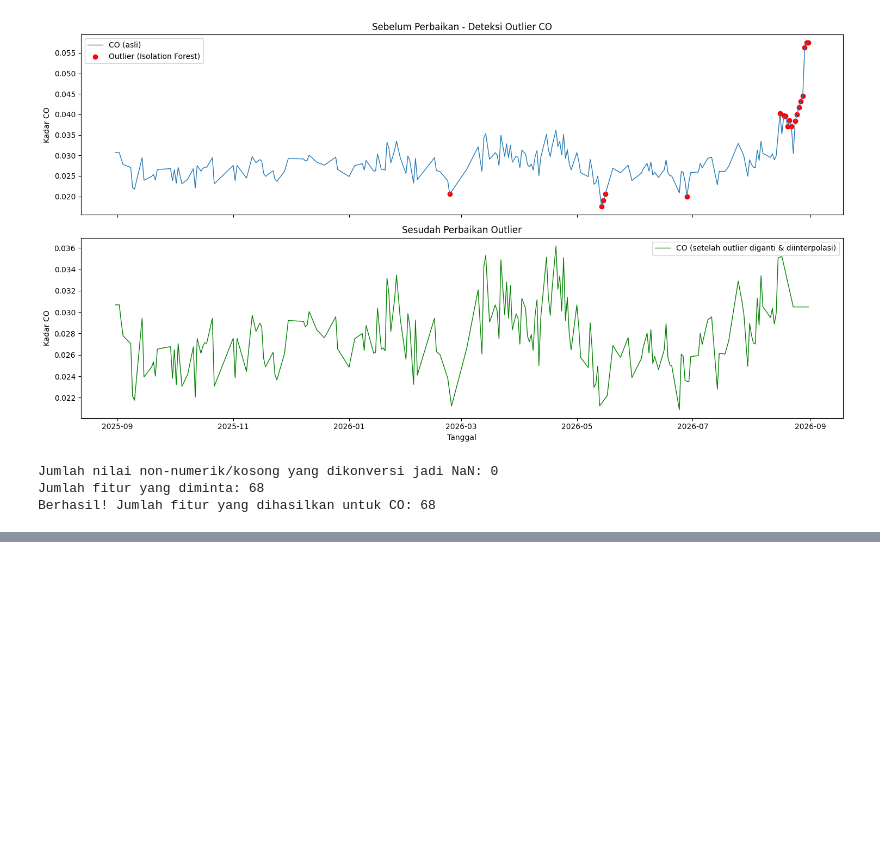
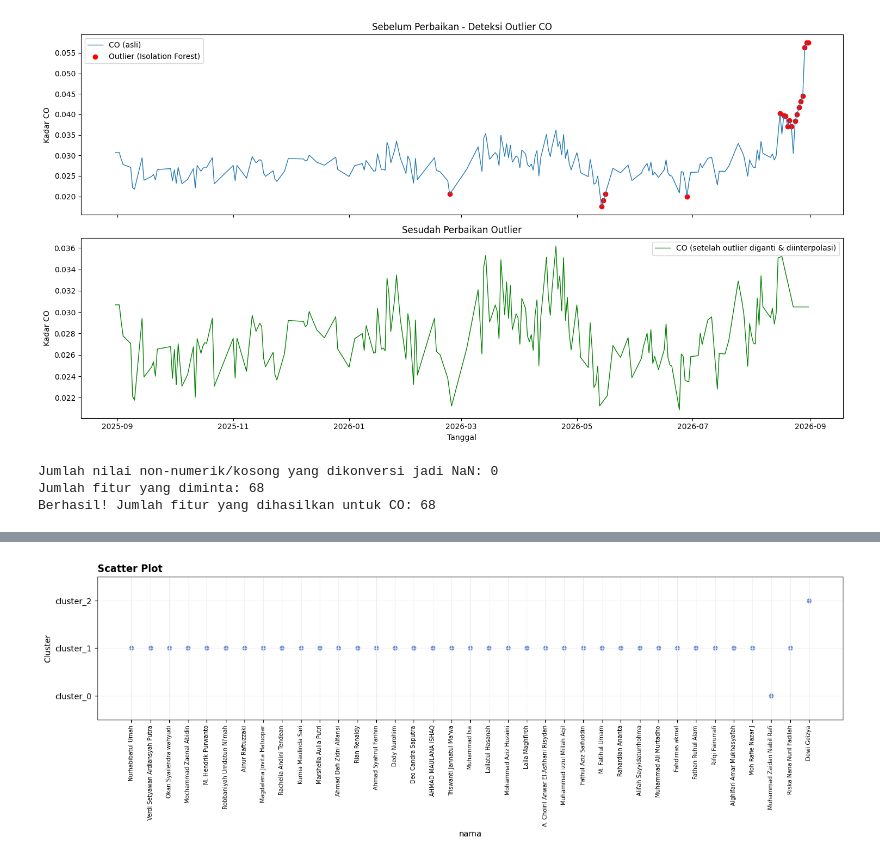
Before and after one commit to AinurRaftuzzaki/PSD, a Jupyter notebook: Crawling.ipynb, the cells around one changed output, grey strips where cells are left out. Drawn from its saved outputs; the diff is of its cells as text; code cells hidden in the pictures; blank space fills up the shorter version.

```diff
--- a/Crawling.ipynb
+++ b/Crawling.ipynb
@@ -1031,0 +1174,72 @@ Berhasil! Jumlah fitur yang dihasilkan untuk CO: 68
+# %%
+import pandas as pd
+import matplotlib.pyplot as plt
+from sklearn.cluster import KMeans
+from sklearn.decomposition import PCA
+from sklearn.preprocessing import StandardScaler
+
+CSV_PATH = "ekstraksi_fitur_co.csv"
+KOLOM_NAMA = "nama"
+KOLOM_FITUR = """abs_energy auc autocorr average_power calc_centroid calc_max calc_mean
+calc_median calc_min calc_std calc_var dfa distance ecdf ecdf_percentile ecdf_percentile_count
+ecdf_slope entropy fundamental_frequency higuchi_fractal_dimension hist_mode human_range_energy
+hurst_exponent interq_range kurtosis lempel_ziv lpcc max_frequency max_power_spectrum
+maximum_fractal_length mean_abs_deviation mean_abs_diff mean_diff median_abs_deviation
+median_abs_diff median_diff median_frequency mfcc mse negative_turning neighbourhood_peaks
+petrosian_fractal_dimension pk_pk_distance positive_turning power_bandwidth rms skewness slope
+spectral_centroid spectral_decrease spectral_distance spectral_entropy spectral_kurtosis
+spectral_positive_turning spectral_roll_off spectral_roll_on spectral_skewness spectral_slope
+spectral_spread spectral_variation spectrogram_mean_coeff sum_abs_diff wavelet_abs_mean
+wavelet_energy wavelet_entropy wavelet_std wavelet_var zero_cross""".split()
+K = 3
+N_DIMENSI = 37
+GUNAKAN_SCALING = True
+
+if N_DIMENSI > len(KOLOM_FITUR):
+    raise ValueError(
+        f"N_DIMENSI ({N_DIMENSI}) tidak boleh lebih besar dari jumlah fitur ({len(KOLOM_FITUR)})."
+    )
+
+#  Baca data
+df = pd.read_csv(CSV_PATH)
+data = df.dropna(subset=KOLOM_FITUR).copy()
+
+
+if GUNAKAN_SCALING:
+    X = StandardScaler().fit_transform(data[KOLOM_FITUR])
+else:
+    X = data[KOLOM_FITUR].values
+
+# PCA
+pca = PCA(n_components=N_DIMENSI, random_state=42)
+X_pca = pca.fit_transform(X)
+
+print(f"PCA: {len(KOLOM_FITUR)} fitur -> {N_DIMENSI} dimensi")
+
+# K-Means
+kmeans = KMeans(n_clusters=K, random_state=42, n_init=10)
+data["cluster"] = kmeans.fit_predict(X_pca)
+data["cluster_label"] = "cluster_" + data["cluster"].astype(str)
+
+# Hasil
+print(f"\nInertia: {kmeans.inertia_:.4f}")
+print("\nJumlah data per cluster:")
+print(data["cluster_label"].value_counts().sort_index())
+
+# Scatter plot
+label_cluster = [f"cluster_{i}" for i in range(K)]
+y = data["cluster"]
+x = range(len(data))
+
+plt.figure(figsize=(14, 5))
+plt.scatter(x, y, s=25, color="#6b8bd6")
+plt.xticks(x, data[KOLOM_NAMA], rotation=90, fontsize=7)
+plt.yticks(range(K), label_cluster)
+plt.ylim(-0.5, K - 0.5)
+plt.title("Scatter Plot", loc="left", fontweight="bold")
+plt.xlabel("nama")
+plt.ylabel("Cluster")
+plt.grid(True, color="#eeeeee")
+plt.tight_layout()
+plt.show()
+# %% [output]
@@ -1031,0 +1256 @@ Berhasil! Jumlah fitur yang dihasilkan untuk CO: 68
+[figure, added]
```
Also changed, not shown: parts of 4 cells of this notebook, 46 other files.
